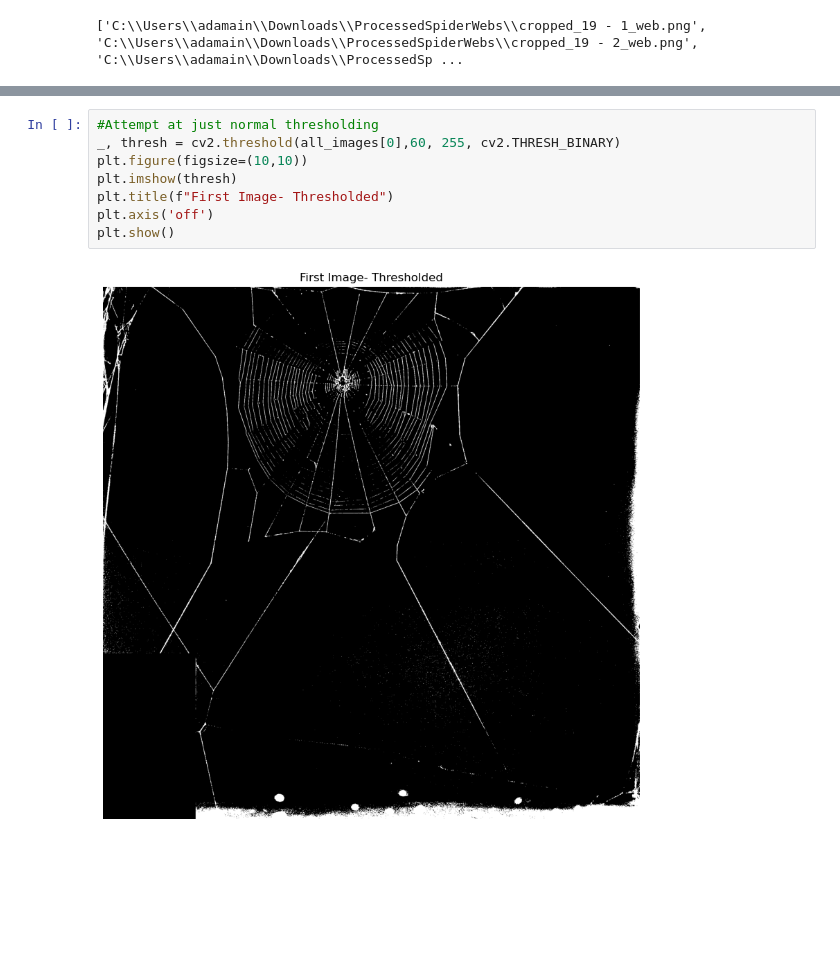
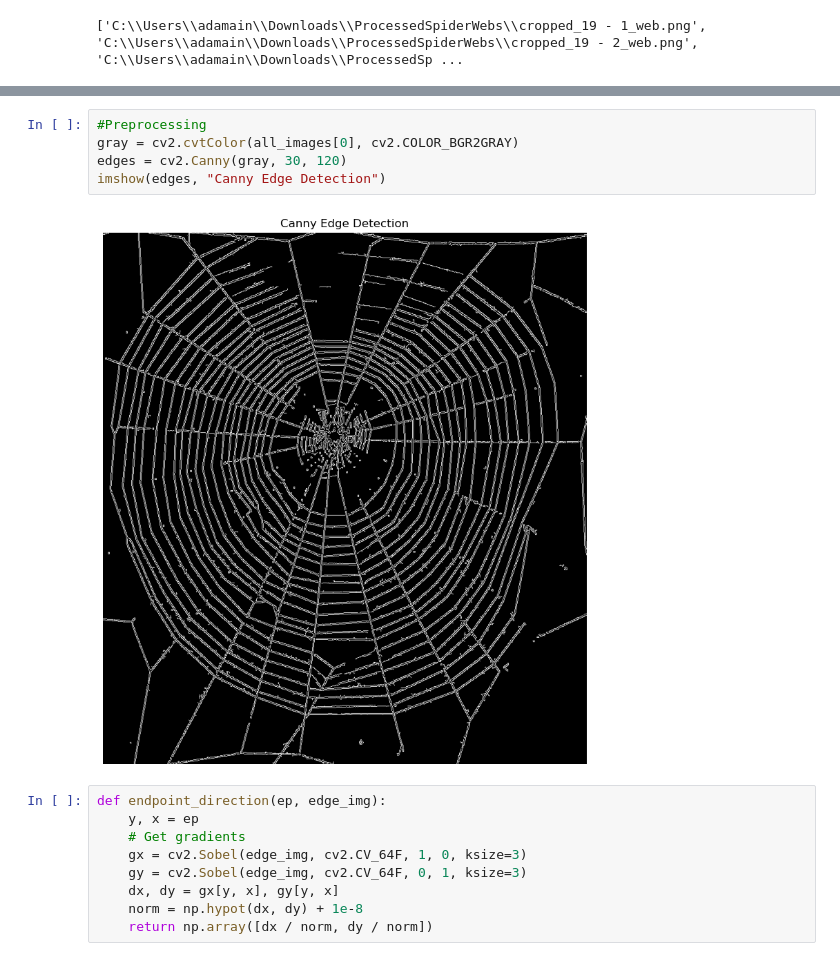
Before and after one commit to QuantumSkull5/SpiderImageReading, a Jupyter notebook: AnalyzingWebs.ipynb, the cells around one changed output, grey strips where cells are left out. Saved outputs shown, nothing was run; the diff lists cells and outputs as text; blank space fills up the shorter version.

```diff
--- a/AnalyzingWebs.ipynb
+++ b/AnalyzingWebs.ipynb
@@ -38,10 +41,16 @@ C:\Users\adamain\Downloads\ProcessedSpiderWebs\cropped_19 - 1_web.png
-# %%
-#Attempt at just normal thresholding
-_, thresh = cv2.threshold(all_images[0],60, 255, cv2.THRESH_BINARY)
-plt.figure(figsize=(10,10))
-plt.imshow(thresh)
-plt.title(f"First Image- Thresholded")
-plt.axis('off')
-plt.show()
-# %% [output]
-[figure, removed]
+# %%
+#Preprocessing
+gray = cv2.cvtColor(all_images[0], cv2.COLOR_BGR2GRAY)
+edges = cv2.Canny(gray, 30, 120)
+imshow(edges, "Canny Edge Detection")
+# %% [output]
+[figure, added]
+# %%
+def endpoint_direction(ep, edge_img):
+    y, x = ep
+    # Get gradients
+    gx = cv2.Sobel(edge_img, cv2.CV_64F, 1, 0, ksize=3)
+    gy = cv2.Sobel(edge_img, cv2.CV_64F, 0, 1, ksize=3)
+    dx, dy = gx[y, x], gy[y, x]
+    norm = np.hypot(dx, dy) + 1e-8
+    return np.array([dx / norm, dy / norm])
```
Also changed, not shown: parts of 8 cells of this notebook.
